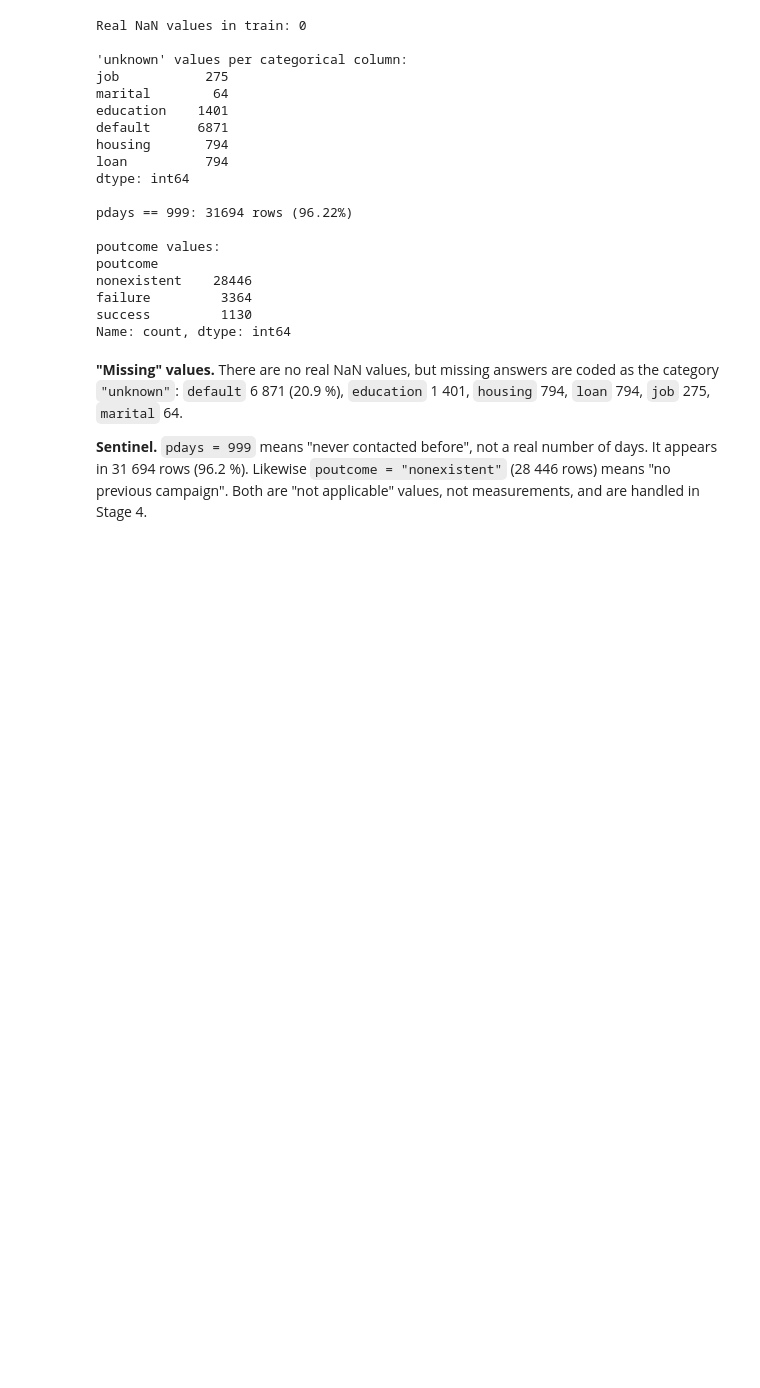
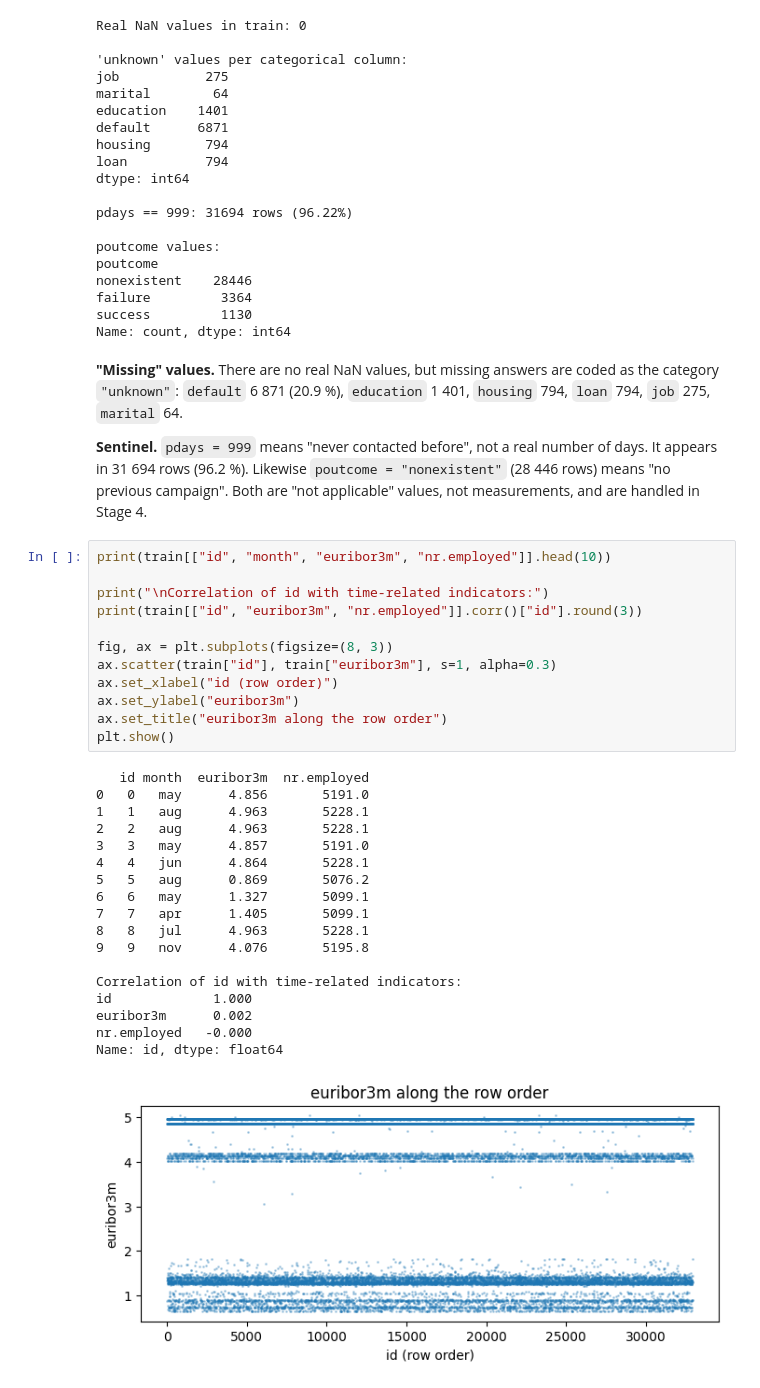
Before and after one commit to ayazhanaisan-prog/aisan_ML_task_3, a Jupyter notebook: aisan_ML_task_3.ipynb, the cells around one changed output. Saved outputs shown, nothing was run; the diff lists cells and outputs as text; blank space fills up the shorter version.

Commit message:
Stage 2: row order and feature plots

```diff
--- a/aisan_ML_task_3.ipynb
+++ b/aisan_ML_task_3.ipynb
@@ -122,3 +122,34 @@ Name: count, dtype: int64
 **"Missing" values.** There are no real NaN values, but missing answers are coded as the category `"unknown"`: `default` 6 871 (20.9 %), `education` 1 401, `housing` 794, `loan` 794, `job` 275, `marital` 64.
 
 **Sentinel.** `pdays = 999` means "never contacted before", not a real number of days. It appears in 31 694 rows (96.2 %). Likewise `poutcome = "nonexistent"` (28 446 rows) means "no previous campaign". Both are "not applicable" values, not measurements, and are handled in Stage 4.
+# %%
+print(train[["id", "month", "euribor3m", "nr.employed"]].head(10))
+
+print("\nCorrelation of id with time-related indicators:")
+print(train[["id", "euribor3m", "nr.employed"]].corr()["id"].round(3))
+
+fig, ax = plt.subplots(figsize=(8, 3))
+ax.scatter(train["id"], train["euribor3m"], s=1, alpha=0.3)
+ax.set_xlabel("id (row order)")
+ax.set_ylabel("euribor3m")
+ax.set_title("euribor3m along the row order")
+plt.show()
+# %% [output]
+   id month  euribor3m  nr.employed
+0   0   may      4.856       5191.0
+1   1   aug      4.963       5228.1
+2   2   aug      4.963       5228.1
+3   3   may      4.857       5191.0
+4   4   jun      4.864       5228.1
+5   5   aug      0.869       5076.2
+6   6   may      1.327       5099.1
+7   7   apr      1.405       5099.1
+8   8   jul      4.963       5228.1
+9   9   nov      4.076       5195.8
+
+Correlation of id with time-related indicators:
+id             1.000
+euribor3m      0.002
+nr.employed   -0.000
+Name: id, dtype: float64
+[figure, added]
```
Also changed, not shown: parts of 2 cells of this notebook.
